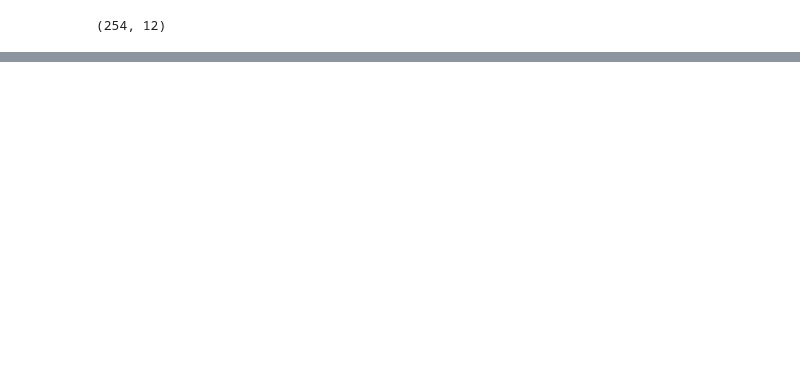
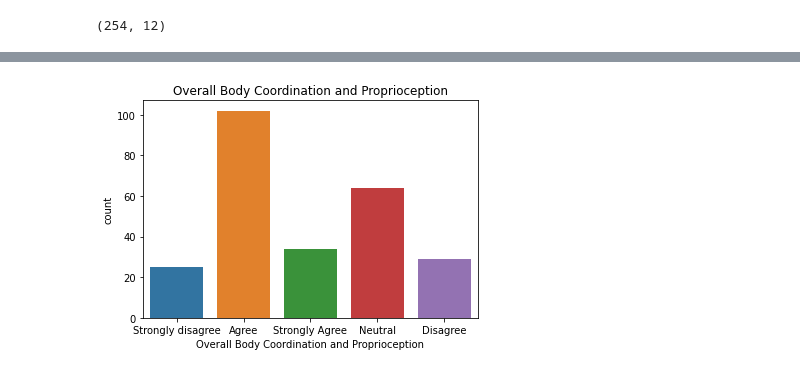
Before and after one commit to Girish-30/BI_project, a Jupyter notebook: Pyth_Project.ipynb, the cells around one changed output, grey strips where cells are left out. Drawn from its saved outputs; the diff is of its cells as text; code cells hidden in the pictures; blank space fills up the shorter version.

```diff
--- a/Pyth_Project.ipynb
+++ b/Pyth_Project.ipynb
@@ -92,0 +107,6 @@ plt.show()
+# %%
+sns.countplot(x='Overall Body Coordination and Proprioception',data=gb1)
+plt.title("Overall Body Coordination and Proprioception")
+plt.show()
+# %% [output]
+[figure, added]
```
Also changed, not shown: parts of 16 cells of this notebook.
